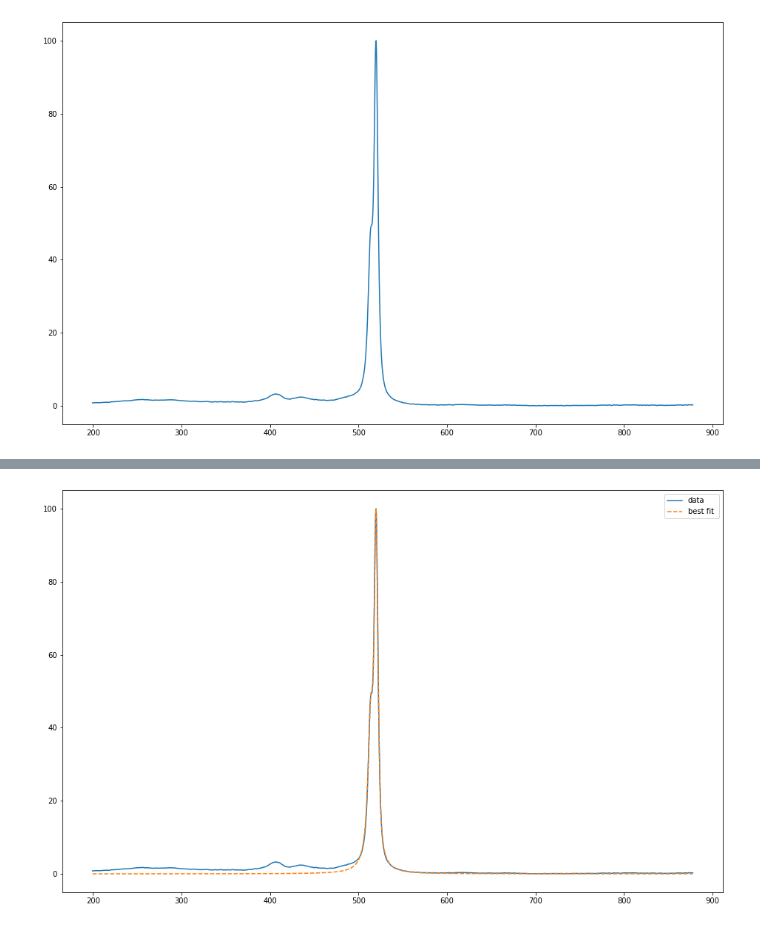
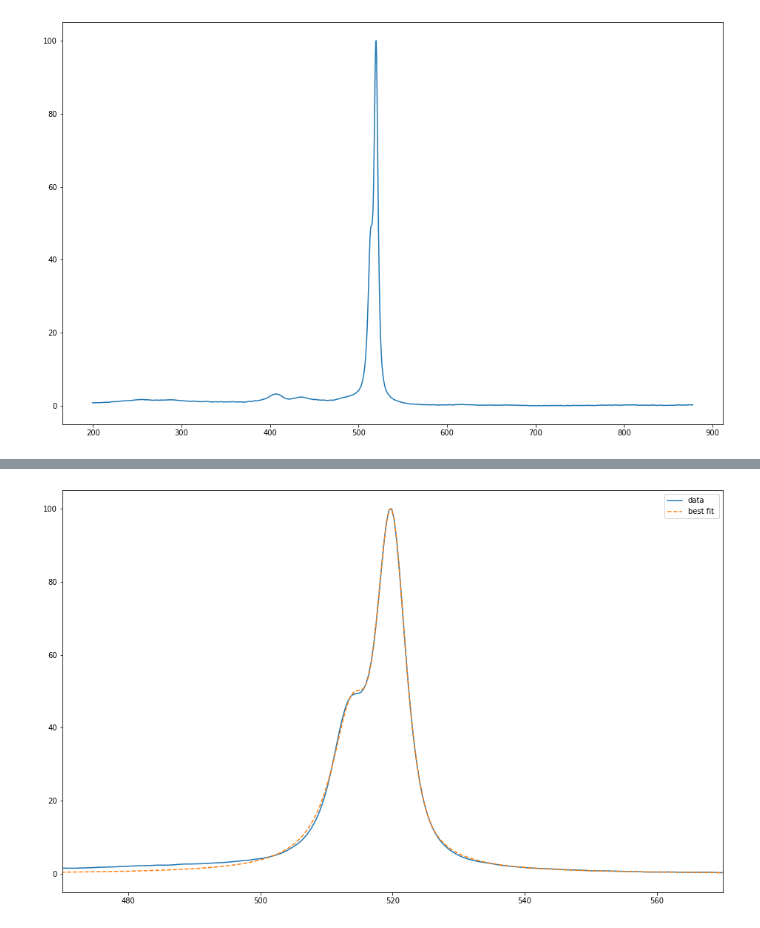
Before and after one commit to yuyangweng/Project, a Jupyter notebook: peak_fitting_pseudo_voigt.ipynb, the cells around one changed output, grey strips where cells are left out. Saved outputs shown, nothing was run; the diff lists cells and outputs as text; code cells hidden in the pictures.

```diff
--- a/peak_fitting_pseudo_voigt.ipynb
+++ b/peak_fitting_pseudo_voigt.ipynb
@@ -72,11 +73,12 @@ plt.show()
 # %%
 plt.figure(figsize=(16, 10))
 plt.plot(x, y,label='data')
 plt.plot(x, result.best_fit, '--',label='best fit ')
+plt.xlim([470, 570])
 plt.legend()
 plt.show()
 # %% [output]
-[figure, old version]
+[figure, new version]
 # %%
 plt.figure(figsize=(16, 10))
 plt.plot(x, comps['pv1_'], 'r--', label='pseudo_voigt 1')
```
Also changed, not shown: parts of 4 cells of this notebook.
